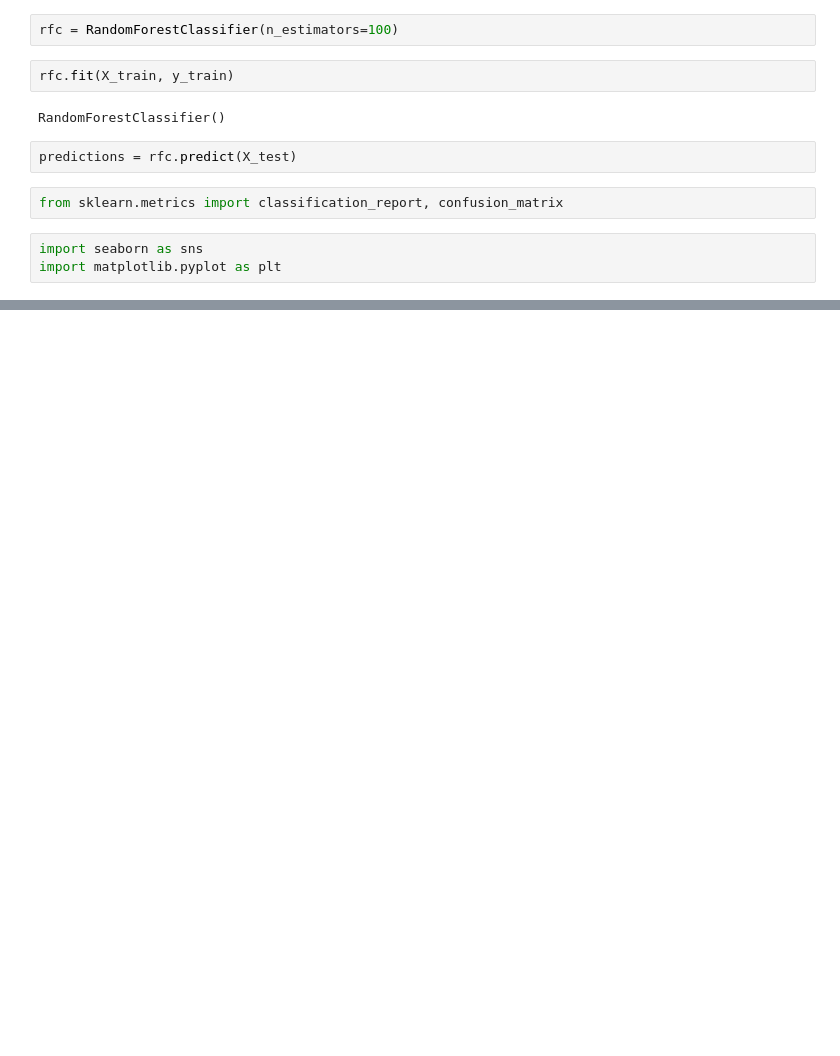
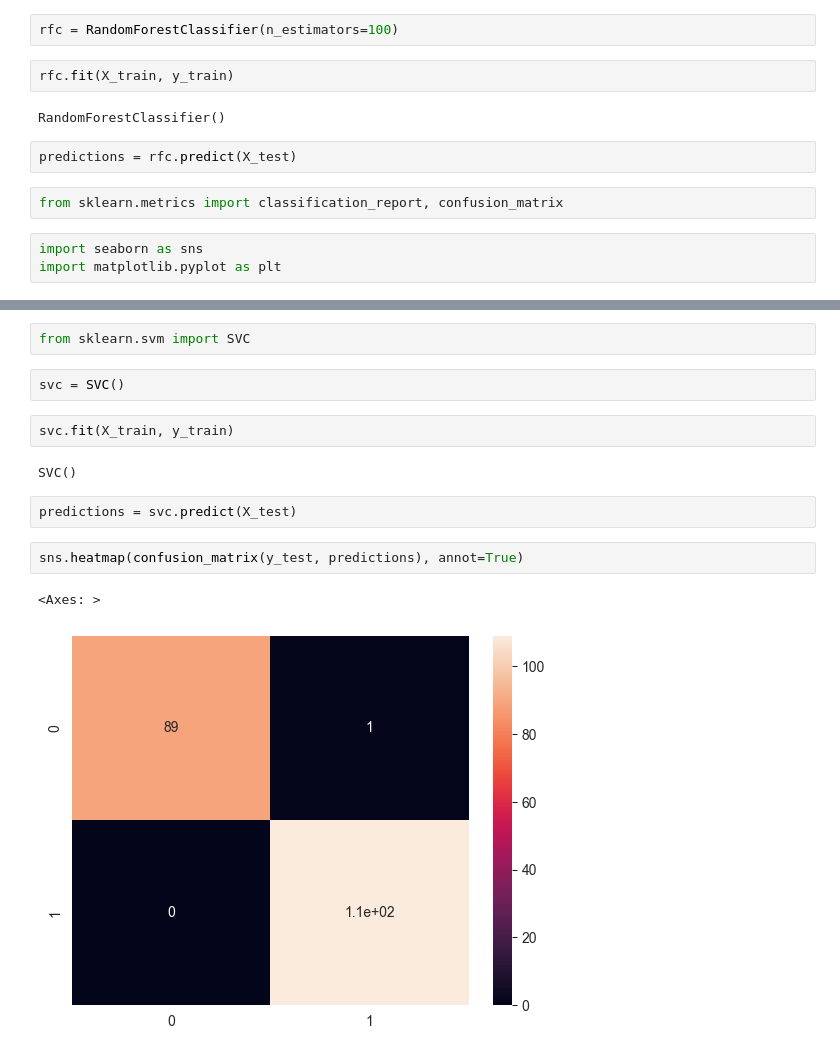
Before and after one commit to Mahasvan/SensorSimPredictor, a Jupyter notebook: train_gear.ipynb, the cells around one changed output, grey strips where cells are left out. Cells and saved outputs as stored; diff of their text form; blank space fills up the shorter version.

```diff
--- a/train_gear.ipynb
+++ b/train_gear.ipynb
@@ -76,0 +112,15 @@ weighted avg       0.96      0.97      0.96       199
+# %%
+from sklearn.svm import SVC
+# %%
+svc = SVC()
+# %%
+svc.fit(X_train, y_train)
+# %% [output]
+SVC()
+# %%
+predictions = svc.predict(X_test)
+# %%
+sns.heatmap(confusion_matrix(y_test, predictions), annot=True)
+# %% [output]
+<Axes: >
+[figure, added]
```
Also changed, not shown: parts of 23 cells of this notebook, 3 other files.
